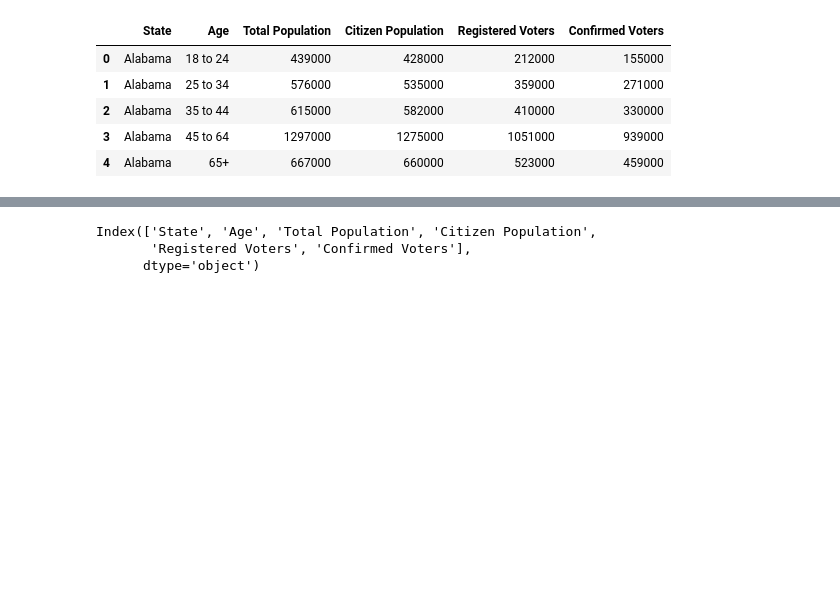
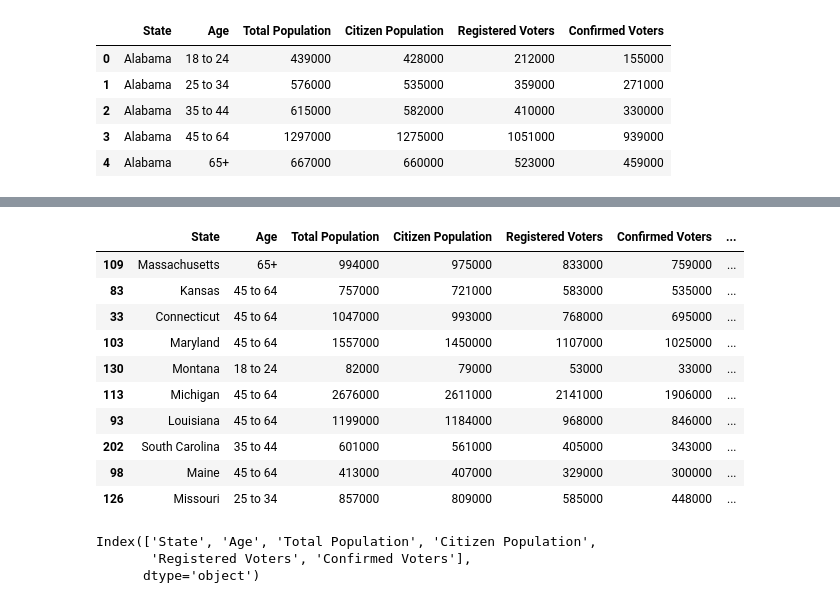
Before and after one commit to JeffreyAsuncion/Data_Analysis_2012_US_Voter_Data, a Jupyter notebook: US_Voter_2012.ipynb, the cells around one changed output, grey strips where cells are left out. Saved outputs shown, nothing was run; the diff lists cells and outputs as text; code cells hidden in the pictures; blank space fills up the shorter version.

```diff
--- a/US_Voter_2012.ipynb
+++ b/US_Voter_2012.ipynb
@@ -18,3 +31,17 @@ df.head()
+# %%
+df.sample(10)
+# %% [output]
+|  | State | Age | Total Population | Citizen Population | Registered Voters | Confirmed Voters | ... |
+| 109 | Massachusetts | 65+ | 994000 | 975000 | 833000 | 759000 | ... |
+| 83 | Kansas | 45 to 64 | 757000 | 721000 | 583000 | 535000 | ... |
+| 33 | Connecticut | 45 to 64 | 1047000 | 993000 | 768000 | 695000 | ... |
+| 103 | Maryland | 45 to 64 | 1557000 | 1450000 | 1107000 | 1025000 | ... |
+| 130 | Montana | 18 to 24 | 82000 | 79000 | 53000 | 33000 | ... |
+| 113 | Michigan | 45 to 64 | 2676000 | 2611000 | 2141000 | 1906000 | ... |
+| 93 | Louisiana | 45 to 64 | 1199000 | 1184000 | 968000 | 846000 | ... |
+| 202 | South Carolina | 35 to 44 | 601000 | 561000 | 405000 | 343000 | ... |
+| 98 | Maine | 45 to 64 | 413000 | 407000 | 329000 | 300000 | ... |
+| 126 | Missouri | 25 to 34 | 857000 | 809000 | 585000 | 448000 | ... |
 # %%
 df.columns
 # %% [output]
```
Also changed, not shown: parts of 34 cells of this notebook.
